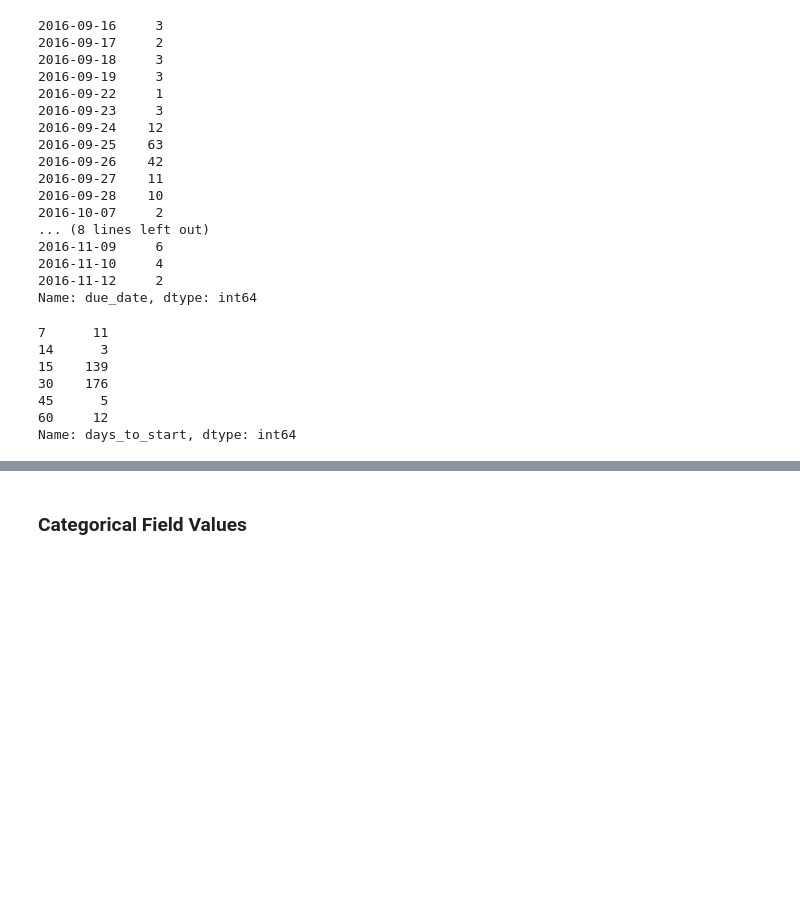
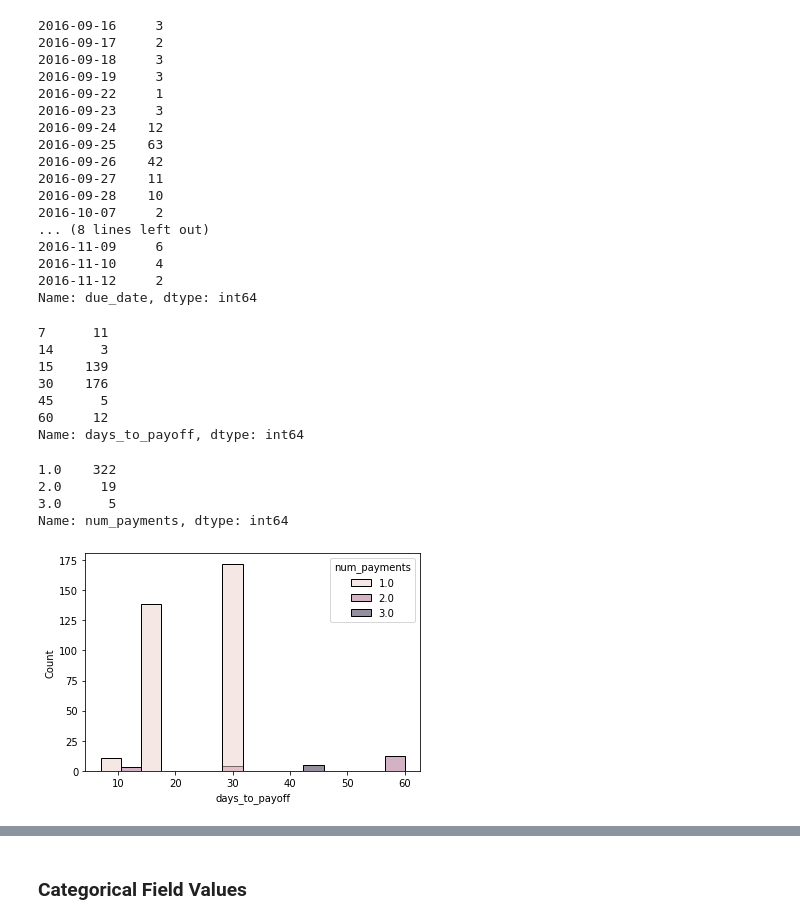
Before and after one commit to tom-cruz/Loan-Payoff-Predictor-The-Best-Classifier, a Jupyter notebook: Loan Payoff Classifier.ipynb, the cells around one changed output, grey strips where cells are left out. Saved outputs shown, nothing was run; the diff lists cells and outputs as text; code cells hidden in the pictures; blank space fills up the shorter version.

```diff
--- a/Loan Payoff Classifier.ipynb
+++ b/Loan Payoff Classifier.ipynb
@@ -125,7 +143,7 @@ loans['due_date'].value_counts().sort_index()
 2016-11-12     2
 Name: due_date, dtype: int64
 # %%
-loans['days_to_start'].value_counts().sort_index()
+loans['days_to_payoff'].value_counts().sort_index()
 # %% [output]
 7      11
 14      3
@@ -133,4 +151,17 @@ loans['days_to_start'].value_counts().sort_index()
 30    176
 45      5
 60     12
-Name: days_to_start, dtype: int64
+Name: days_to_payoff, dtype: int64
+# %%
+loans['num_payments'].value_counts()
+# %% [output]
+1.0    322
+2.0     19
+3.0      5
+Name: num_payments, dtype: int64
+# %%
+# Visualize the distribution of loan terms along with which ones were given different payment schedules
+sns.histplot(data=loans,x='days_to_payoff',hue='num_payments', bins=15)
+plt.show()
+# %% [output]
+[figure, added]
```
Also changed, not shown: parts of 18 cells of this notebook.
